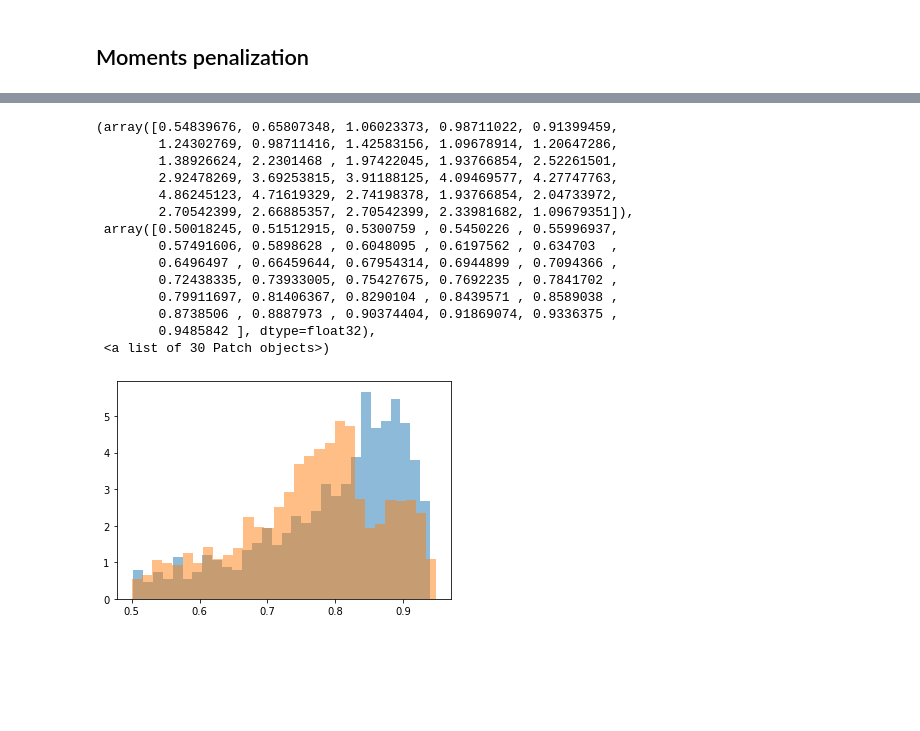
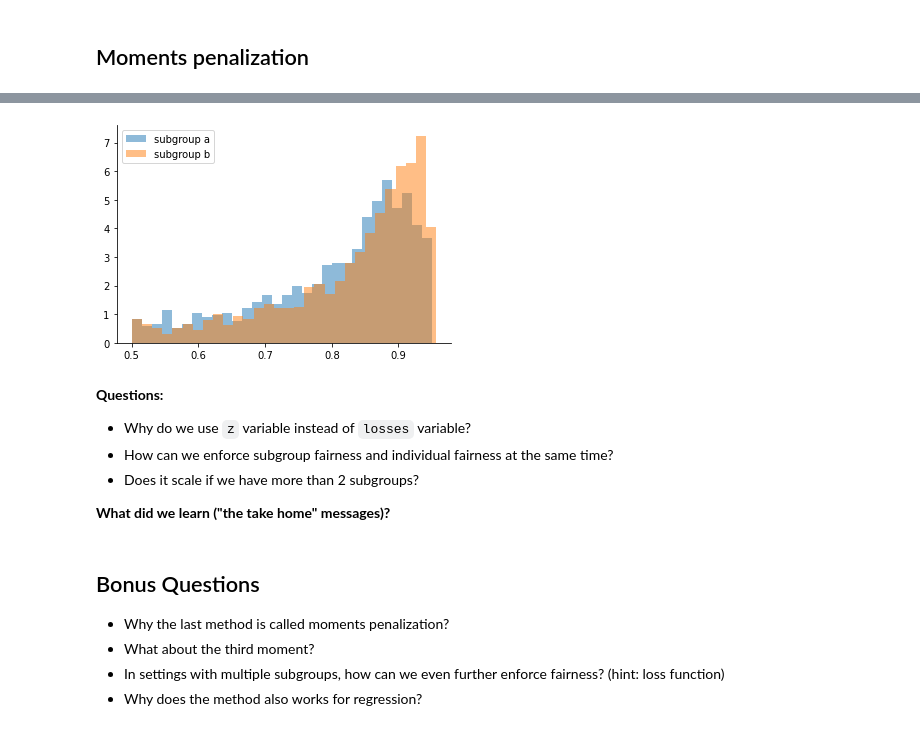
Before and after one commit to valeriu-balaban/fair-ml-presentation, a Jupyter notebook: Fair_ML_Presentation.ipynb, the cells around one changed output, grey strips where cells are left out. Drawn from its saved outputs; the diff is of its cells as text; code cells hidden in the pictures; blank space fills up the shorter version.

```diff
--- a/Fair_ML_Presentation.ipynb
+++ b/Fair_ML_Presentation.ipynb
@@ -275,8 +288,6 @@ num_epochs = 10
 lr = 0.02
 batch_size = 256
 
-rho=1.0
-alpha=0.5
 sensitive_idx=2
 
 model = torch.nn.Sequential(
@@ -285,9 +296,8 @@ model = torch.nn.Sequential(
   torch.nn.Linear(8, 2),
 )
 
-rho  = torch.tensor(rho, requires_grad=True)
 
-opt  = torch.optim.Adam([rho] + list(model.parameters()), lr=lr)
+opt  = torch.optim.Adam(model.parameters(), lr=lr)
 dl   = torch.utils.data.DataLoader(data_train, batch_size=batch_size, shuffle=True, drop_last=True)
 
 
@@ -305,9 +315,9 @@ for i in range(num_epochs):
     sum    = 0
     for c in groups:
       mask = (x[:,sensitive_idx] == c)
-      sum += (losses[mask].mean() - rho).clip(0.0)
+      sum += (losses[mask].mean() - l_mean).clip(0.0)
 
-    (rho + 1/(1-alpha)* sum / groups.shape[0]).backward()
+    (sum / groups.shape[0]).backward()
 
     opt.step()
 # %% [output]
@@ -403,9 +402,8 @@ lr = 0.02
 batch_size = 256
 
 lambda_1 = 1.0
-lambda_2 = 16.0
-lambda_3 = 2.0
-lambda_4 = 0.0
+lambda_2 = 5.0
+lambda_3 = 0.0
 sensitive_idx=2
 
 model = torch.nn.Sequential(
@@ -434,16 +432,15 @@ for i in range(num_epochs):
     class_mean_loss = torch.zeros_like(z)
     lambda_2v       = lambda_2 * torch.ones_like(z)
     lambda_3v       = lambda_3 * torch.ones_like(z)
-    lambda_4v       = lambda_4 * torch.ones_like(z)
+
 
     for c in x[:,sensitive_idx].unique():
       mask = (x[:,sensitive_idx] == c)
       class_mean_loss[mask] = z[mask].mean()
 
     # Calculate weights
-    w = lambda_1 + lambda_2v * (class_mean_loss/z_mean - z_mean/z_mean) + \
-        lambda_3v * (z - class_mean_loss - z.var()/z_mean) + \
-        lambda_4v * ((z - class_mean_loss)**2 - (z - z_mean)**3 / z_mean)
+    w = lambda_1 + lambda_2v * (class_mean_loss - z_mean) / z_mean + \
+        lambda_3v * (z - class_mean_loss - z.var()/z_mean)
     w = w.clip(0.0)
 
     # Backpropagate and optimize
@@ -497,28 +482,31 @@ plt.hist(pred_prob_b.numpy(), alpha=0.5, bins=30, density=True)
 # %%
 # Select predicted prob by subgroup
 y_mask  = (y_class == y_test)
 x_group = X_test[:, 2][y_mask]
 
 
 pred_prob   = torch.tensor([y[idx].item() for y, idx in zip(y_hat.softmax(dim=1), y_test)])
 pred_prob_a = pred_prob[y_mask][x_group < 0]
 pred_prob_b = pred_prob[y_mask][x_group > 0]
 
-plt.hist(pred_prob_a.numpy(), alpha=0.5, bins=30, density=True)
-plt.hist(pred_prob_b.numpy(), alpha=0.5, bins=30, density=True)
+plt.hist(pred_prob_a.numpy(), alpha=0.5, bins=30, density=True, label="subgroup a")
+plt.hist(pred_prob_b.numpy(), alpha=0.5, bins=30, density=True, label="subgroup b")
+plt.legend()
+sns.despine()
 # %% [output]
-(array([0.54839676, 0.65807348, 1.06023373, 0.98711022, 0.91399459,
-        1.24302769, 0.98711416, 1.42583156, 1.09678914, 1.20647286,
-        1.38926624, 2.2301468 , 1.97422045, 1.93766854, 2.52261501,
-        2.92478269, 3.69253815, 3.91188125, 4.09469577, 4.27747763,
-        4.86245123, 4.71619329, 2.74198378, 1.93766854, 2.04733972,
-        2.70542399, 2.66885357, 2.70542399, 2.33981682, 1.09679351]),
- array([0.50018245, 0.51512915, 0.5300759 , 0.5450226 , 0.55996937,
-        0.57491606, 0.5898628 , 0.6048095 , 0.6197562 , 0.634703  ,
-        0.6496497 , 0.66459644, 0.67954314, 0.6944899 , 0.7094366 ,
-        0.72438335, 0.73933005, 0.75427675, 0.7692235 , 0.7841702 ,
-        0.79911697, 0.81406367, 0.8290104 , 0.8439571 , 0.8589038 ,
-        0.8738506 , 0.8887973 , 0.90374404, 0.91869074, 0.9336375 ,
-        0.9485842 ], dtype=float32),
- <a list of 30 Patch objects>)
-[figure, old version]
+[figure, new version]
+# %% [markdown]
+**Questions:**
+- Why do we use `z` variable instead of `losses` variable?
+- How can we enforce subgroup fairness and individual fairness at the same time?
+- Does it scale if we have more than 2 subgroups?
+
+
+**What did we learn ("the take home" messages)?**
+# %% [markdown]
+## Bonus Questions
+
+- Why the last method is called moments penalization?
+- What about the third moment?
+- In settings with multiple subgroups, how can we even further enforce fairness? (hint: loss function)
+- Why does the method also works for regression?
```
Also changed, not shown: parts of 15 cells of this notebook.
